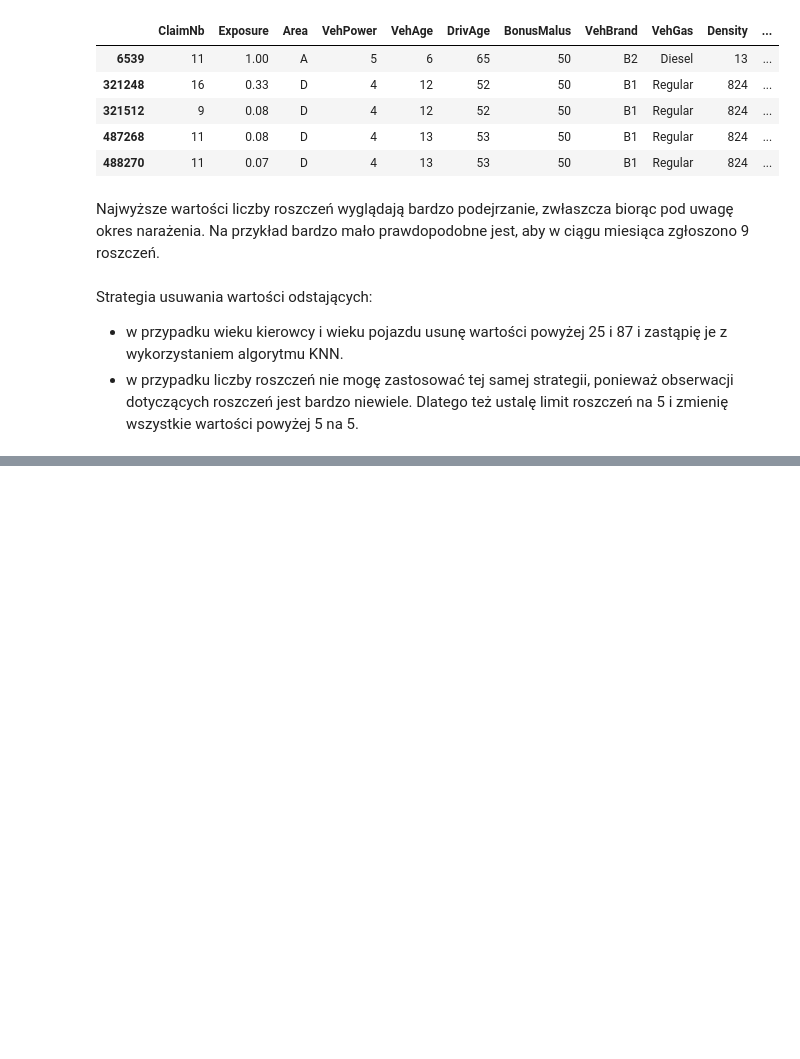
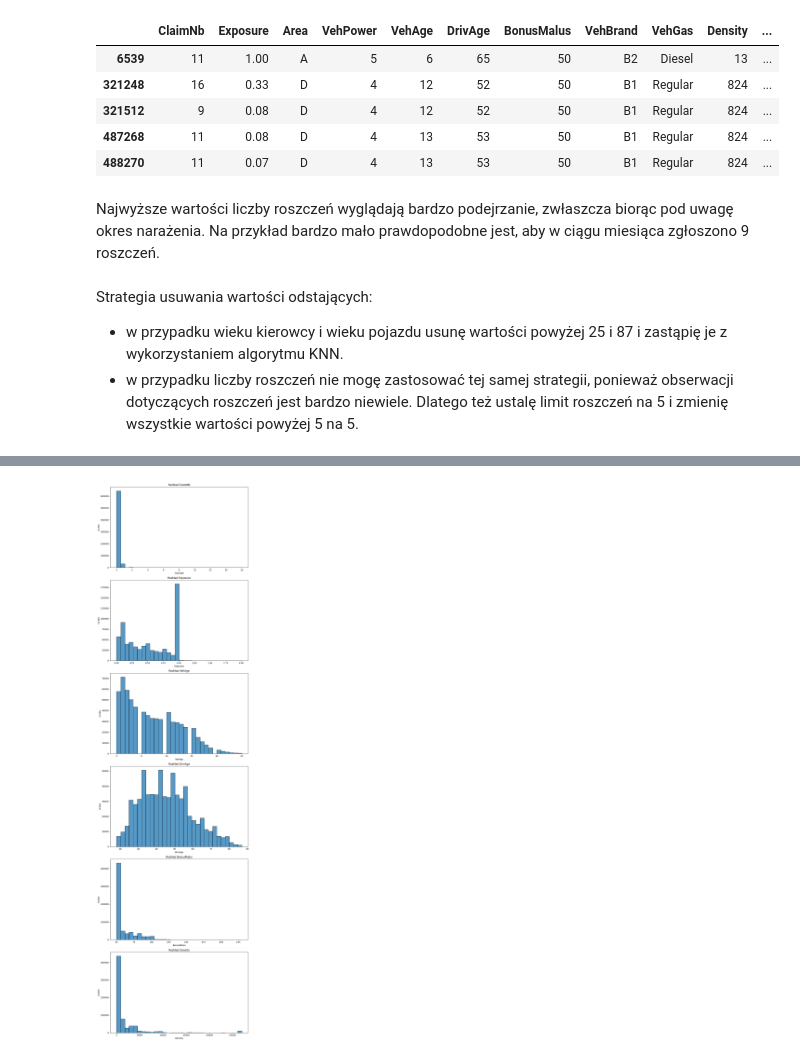
Before and after one commit to NGala540/PrzewidywanieCzestosciSzkod, a Jupyter notebook: Data Loading and Cleaning.ipynb, the cells around one changed output, grey strips where cells are left out. Saved outputs shown, nothing was run; the diff lists cells and outputs as text; code cells hidden in the pictures; blank space fills up the shorter version.

```diff
--- a/Data Loading and Cleaning.ipynb
+++ b/Data Loading and Cleaning.ipynb
@@ -349,0 +352,16 @@ Name: Exposure, dtype: float64
+# %%
+# wykresy rozkładów zmiennych
+num_cols = df_freq.select_dtypes(include=[np.number]).columns
+plt.figure(figsize=(10, 6 * len(num_cols)))
+
+for i, col in enumerate(num_cols):
+    plt.subplot(len(num_cols), 1, i + 1)
+    sns.histplot(data=df_freq, x=col, bins=30)
+    plt.title(f"Rozkład {col}")
+    plt.xlabel(col)
+    plt.ylabel("Liczba")
+
+plt.tight_layout()
+plt.show()
+# %% [output]
+[figure, added]
```
Also changed, not shown: parts of 26 cells of this notebook, 3 other files.
